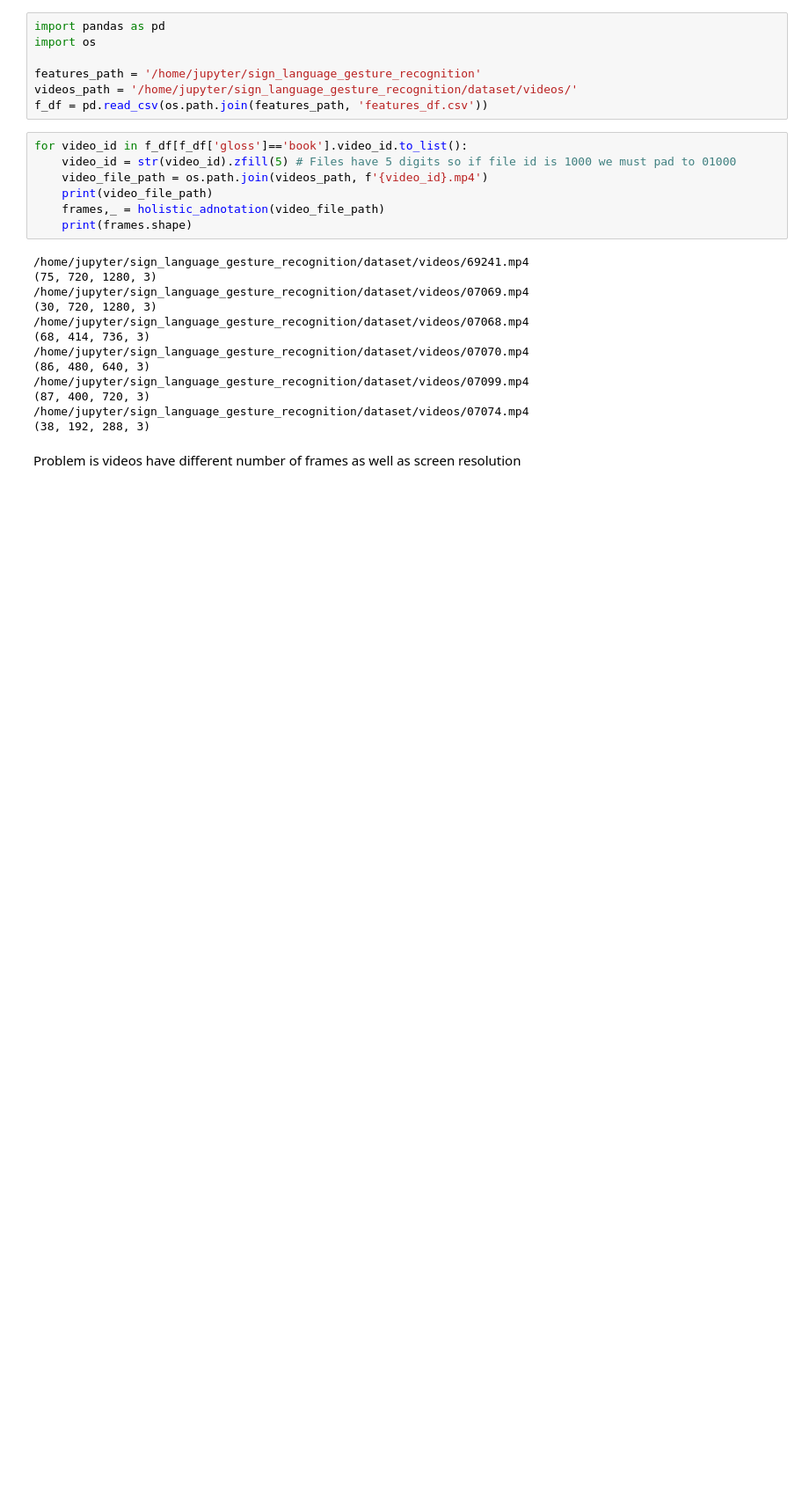
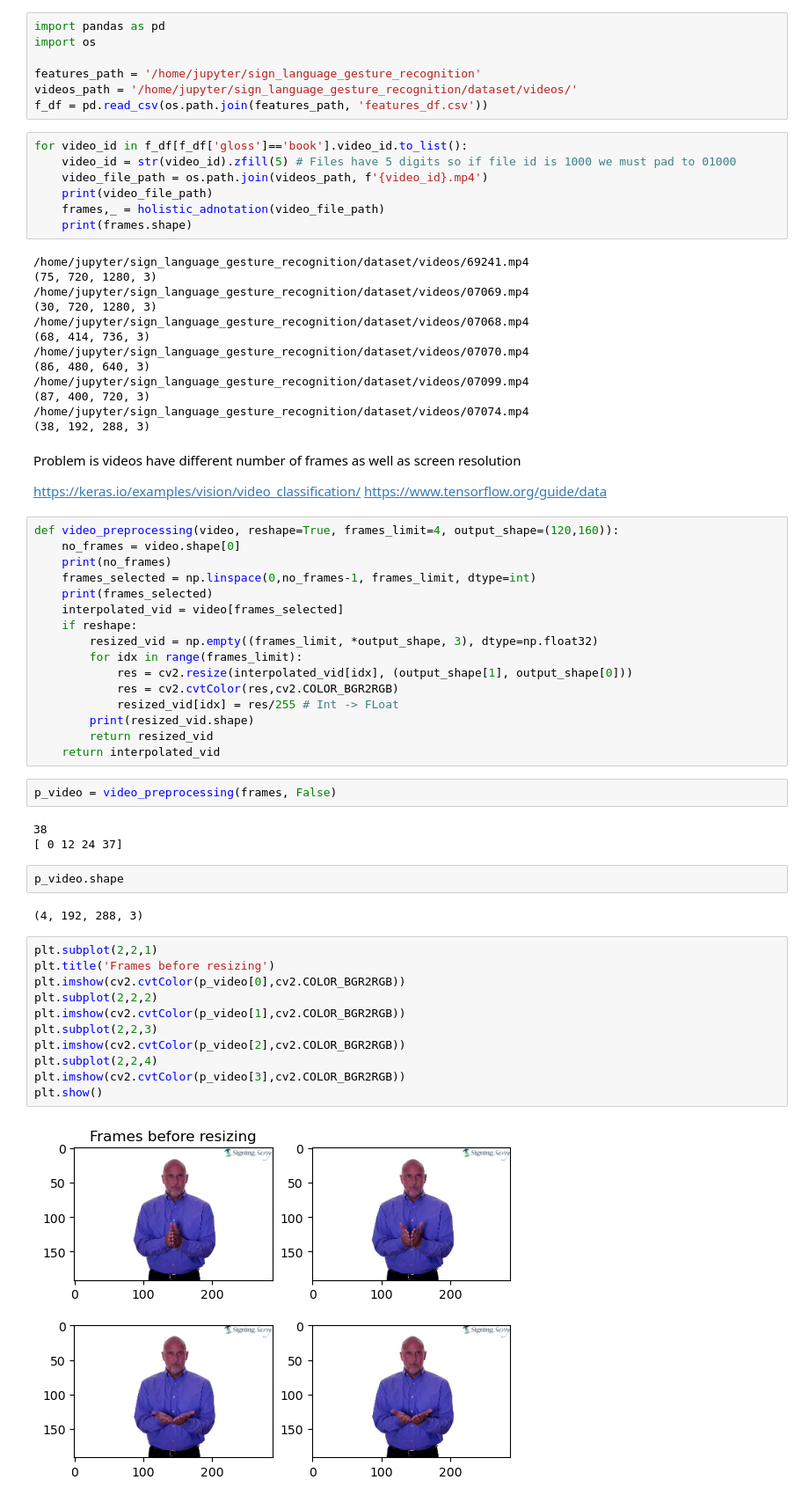
Before and after one commit to WojciechMojsiejuk/sign_language_gesture_recognition, a Jupyter notebook: asl_gesture_recognition.ipynb, the cells around one changed output. Shown at 88% size. Saved outputs shown, nothing was run; the diff lists cells and outputs as text; blank space fills up the shorter version.

Commit message:
Image frame interpolation

```diff
--- a/asl_gesture_recognition.ipynb
+++ b/asl_gesture_recognition.ipynb
@@ -469,3 +469,44 @@ for video_id in f_df[f_df['gloss']=='book'].video_id.to_list():
 (38, 192, 288, 3)
 # %% [markdown]
 Problem is videos have different number of frames as well as screen resolution
+
+https://keras.io/examples/vision/video_classification/
+https://www.tensorflow.org/guide/data
+# %%
+def video_preprocessing(video, reshape=True, frames_limit=4, output_shape=(120,160)):
+    no_frames = video.shape[0]
+    print(no_frames)
+    frames_selected = np.linspace(0,no_frames-1, frames_limit, dtype=int)
+    print(frames_selected)
+    interpolated_vid = video[frames_selected]
+    if reshape:
+        resized_vid = np.empty((frames_limit, *output_shape, 3), dtype=np.float32)
+        for idx in range(frames_limit):
+            res = cv2.resize(interpolated_vid[idx], (output_shape[1], output_shape[0]))
+            res = cv2.cvtColor(res,cv2.COLOR_BGR2RGB)
+            resized_vid[idx] = res/255 # Int -> FLoat
+        print(resized_vid.shape)
+        return resized_vid
+    return interpolated_vid
+# %%
+p_video = video_preprocessing(frames, False)
+# %% [output]
+38
+[ 0 12 24 37]
+# %%
+p_video.shape
+# %% [output]
+(4, 192, 288, 3)
+# %%
+plt.subplot(2,2,1)
+plt.title('Frames before resizing')
+plt.imshow(cv2.cvtColor(p_video[0],cv2.COLOR_BGR2RGB))
+plt.subplot(2,2,2)
+plt.imshow(cv2.cvtColor(p_video[1],cv2.COLOR_BGR2RGB))
+plt.subplot(2,2,3)
+plt.imshow(cv2.cvtColor(p_video[2],cv2.COLOR_BGR2RGB))
+plt.subplot(2,2,4)
+plt.imshow(cv2.cvtColor(p_video[3],cv2.COLOR_BGR2RGB))
+plt.show()
+# %% [output]
+[figure, added]
```
Also changed, not shown: parts of 9 cells of this notebook.
